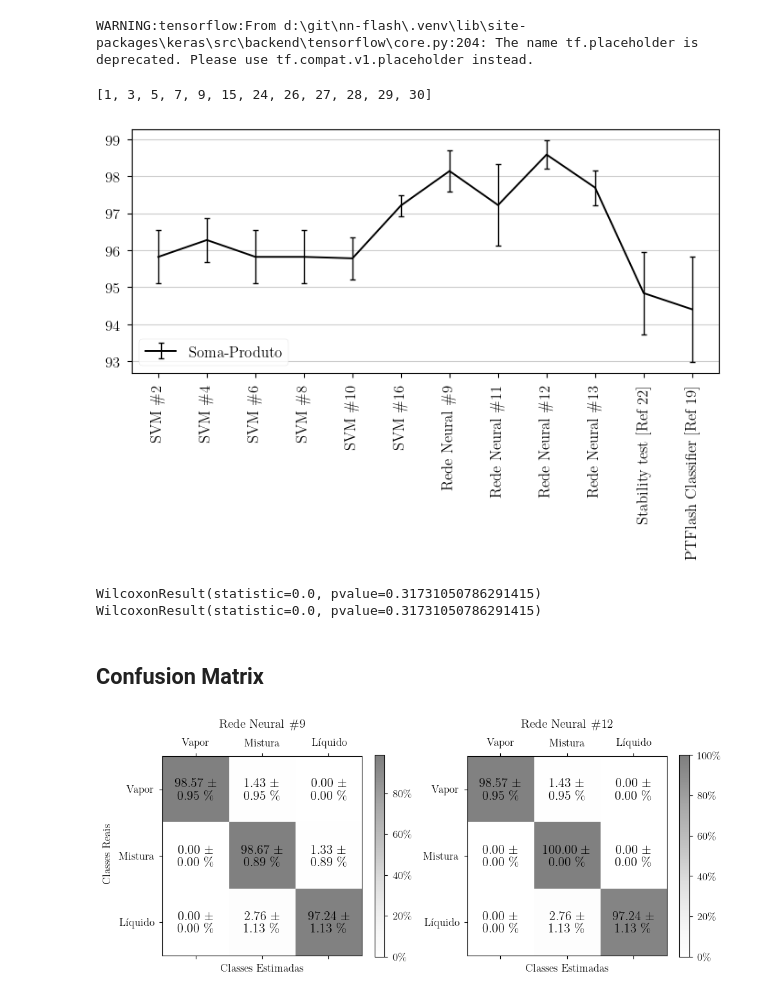
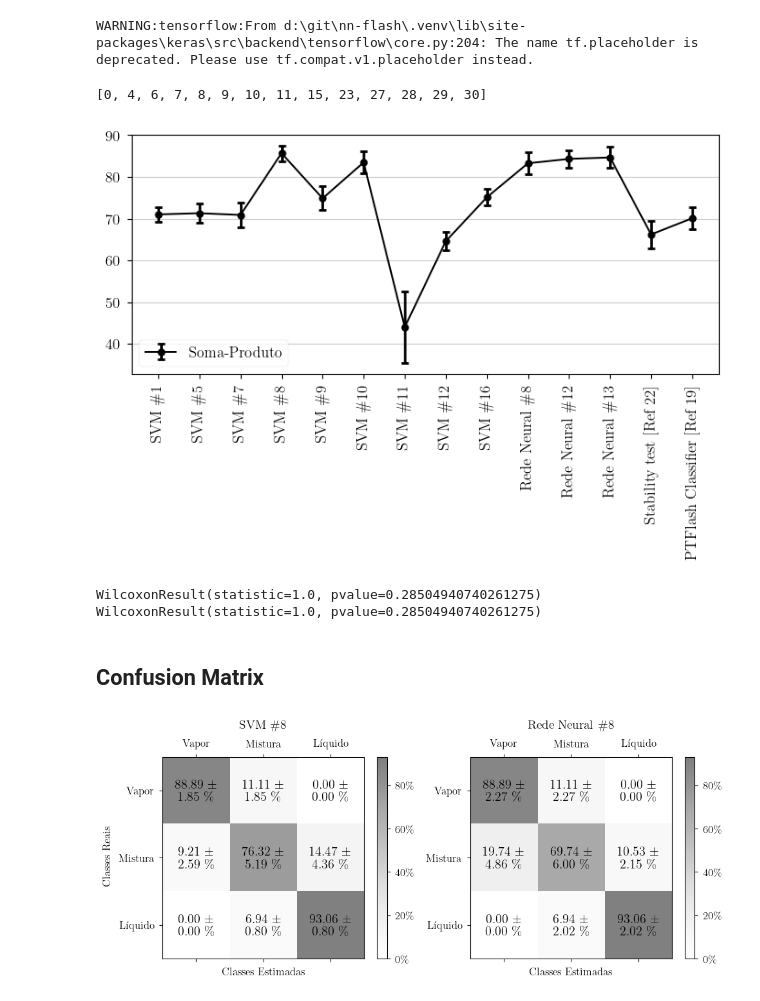
Before and after one commit to antonionicampos/nn-flash, a Jupyter notebook: notebooks/classification_custom_plots.ipynb, the cells around one changed output. Drawn from its saved outputs; the diff is of its cells as text; code cells hidden in the pictures.

```diff
--- a/notebooks/classification_custom_plots.ipynb
+++ b/notebooks/classification_custom_plots.ipynb
@@ -17,27 +17,28 @@ WARNING:tensorflow:From d:\git\nn-flash\.venv\lib\site-packages\keras\src\backen
 # %%
 name = "sp_index"
 # models = [i for i in range(19, 34)]
-models = [1, 3, 5, 7, 9, 15, 24, 26, 27, 28, 29, 30]
+# models = [1, 3, 5, 7, 9, 15, 24, 26, 27, 28, 29, 30]
+models = [0, 4, 6, 7, 8, 9, 10, 11, 15, 23, 27, 28, 29, 30]
 print(models)
 
 outputs = [output for i, output in enumerate(results["outputs"]) if i in models]
 labels = [hp["model_name"].replace("#", "\#") for hp in outputs]
 x = np.array([i + 1 for i in np.arange(len(outputs))])
 
 f, ax = plt.subplots(figsize=(7, 5))
 
 y = indices[name][:, models].mean(axis=0) * 100
 y_err = (indices[name][:, models].std(axis=0) / np.sqrt(10 - 1)) * 100
 ax.errorbar(x, y, y_err, label="Soma-Produto", **errorbar_kwargs)
 ax.yaxis.grid()
 ax.set_xticks(x, labels, rotation=90, ha="center")
 ax.legend(loc="lower left")
 
 f.tight_layout()
 f.savefig(os.path.join("data", "images", f"{name}_errorbar_plot_alt.png"), dpi=600)
 # %% [output]
-[1, 3, 5, 7, 9, 15, 24, 26, 27, 28, 29, 30]
+[0, 4, 6, 7, 8, 9, 10, 11, 15, 23, 27, 28, 29, 30]
-[figure, old version]
+[figure, new version]
 # %%
 # Rede Neural #9 - Id: 24
 # Rede Neural #11 - Id: 26
@@ -59,17 +60,17 @@ def wilcoxon_test(sample1: np.ndarray, sample2: np.ndarray):
     return stats.wilcoxon(d, alternative="two-sided")
 
 
-print(wilcoxon_test(indices["sp_index"][:, 24], indices["sp_index"][:, 26]))
-print(wilcoxon_test(indices["sp_index"][:, 24], indices["sp_index"][:, 27]))
+print(wilcoxon_test(indices["sp_index"][:, 7], indices["sp_index"][:, 23]))
+print(wilcoxon_test(indices["sp_index"][:, 7], indices["sp_index"][:, 23]))
 # %% [output]
-WilcoxonResult(statistic=0.0, pvalue=0.31731050786291415)
-WilcoxonResult(statistic=0.0, pvalue=0.31731050786291415)
+WilcoxonResult(statistic=1.0, pvalue=0.28504940740261275)
+WilcoxonResult(statistic=1.0, pvalue=0.28504940740261275)
 # %% [markdown]
 ## Confusion Matrix
 # %%
 from matplotlib import ticker
 
-models = [24, 27]
+models = [7, 23]
 outputs = [output for i, output in enumerate(results["outputs"]) if i in models]
 model_names = [res["model_name"].replace("#", "\#") for res in outputs]
 
@@ -106,4 +107,4 @@ f.tight_layout()
 plt.savefig(os.path.join("data", "images", "comparing_confusion_matrices.png"), dpi=600)
 plt.show()
 # %% [output]
-[figure, old version]
+[figure, new version]
```
Also changed, not shown: 3 other files.
